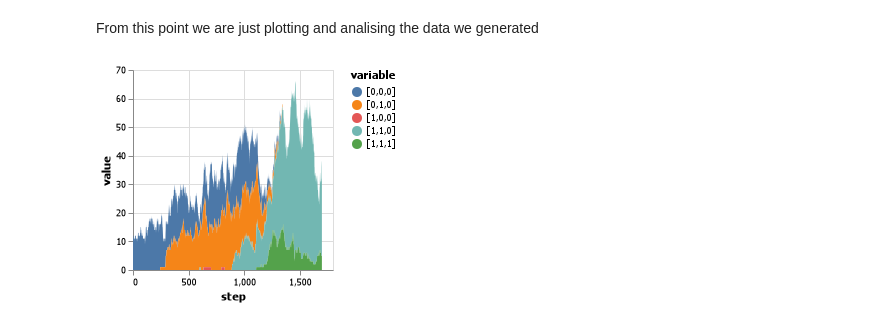
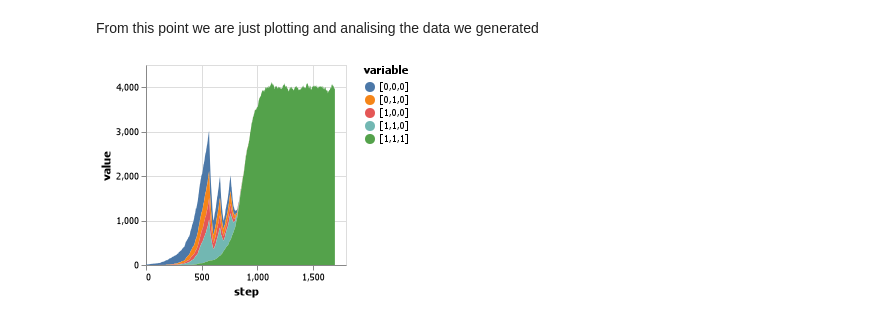
Before and after one commit to YM162/TumorSim, a Jupyter notebook: tumor-sim.ipynb, the cells around one changed output. Cells and saved outputs as stored; diff of their text form; code cells hidden in the pictures.

Commit message:
Added support for paramscans. Also removed some old folders/files.

```diff
--- a/tumor-sim.ipynb
+++ b/tumor-sim.ipynb
@@ -94,0 +87,20 @@ AgentBasedModel with 10 agents of type Cell
+# %%
+
+parameters = Dict(
+    :pr => 0.027,
+    :dr => 0.015,
+    :mr => 0.01,
+    :scenario => scenario,
+    :fitness => fitness,
+    :treatment => [adaptive_therapy,continuous_therapy],
+    :seed => 0
+)
+
+adata, _ = paramscan(parameters, model_init; adata = agent_collect, mdata = model_collect, agent_step! = agent_step!, model_step! = model_step!, n = 1700)
+
+#we rename the columns to get a clean "data" DataFrame.
+genotypes = [replace(string(x)," "=>"") for x in sort!([x for x in keys(fitness)],by=x -> bit_2_int(BitArray(x)))]
+pushfirst!(genotypes,"step")
+#We need to push the parameters we scan
+push!(genotypes,"treatment")
+rename!(adata,genotypes)
@@ -145,12 +178,12 @@ figure
 # %%
 #And lastly we can make plots of both the total number of cells of each genotype
 genotypes = [replace(string(x)," "=>"") for x in sort!([x for x in keys(fitness)],by=x -> bit_2_int(BitArray(x)))]
-stacked = stack(data,genotypes)
+stacked = stack(adata,genotypes)
 
 stacked |>
 @vlplot(:area, x=:step, y={:value, stack=:zero}, color="variable:n")
 # %% [output]
-[figure, old version]
+[figure, new version]
 # %%
 #And the relative number of cells of each genotype
 stacked |>
```
Also changed, not shown: parts of 6 cells of this notebook, 21 other files.
